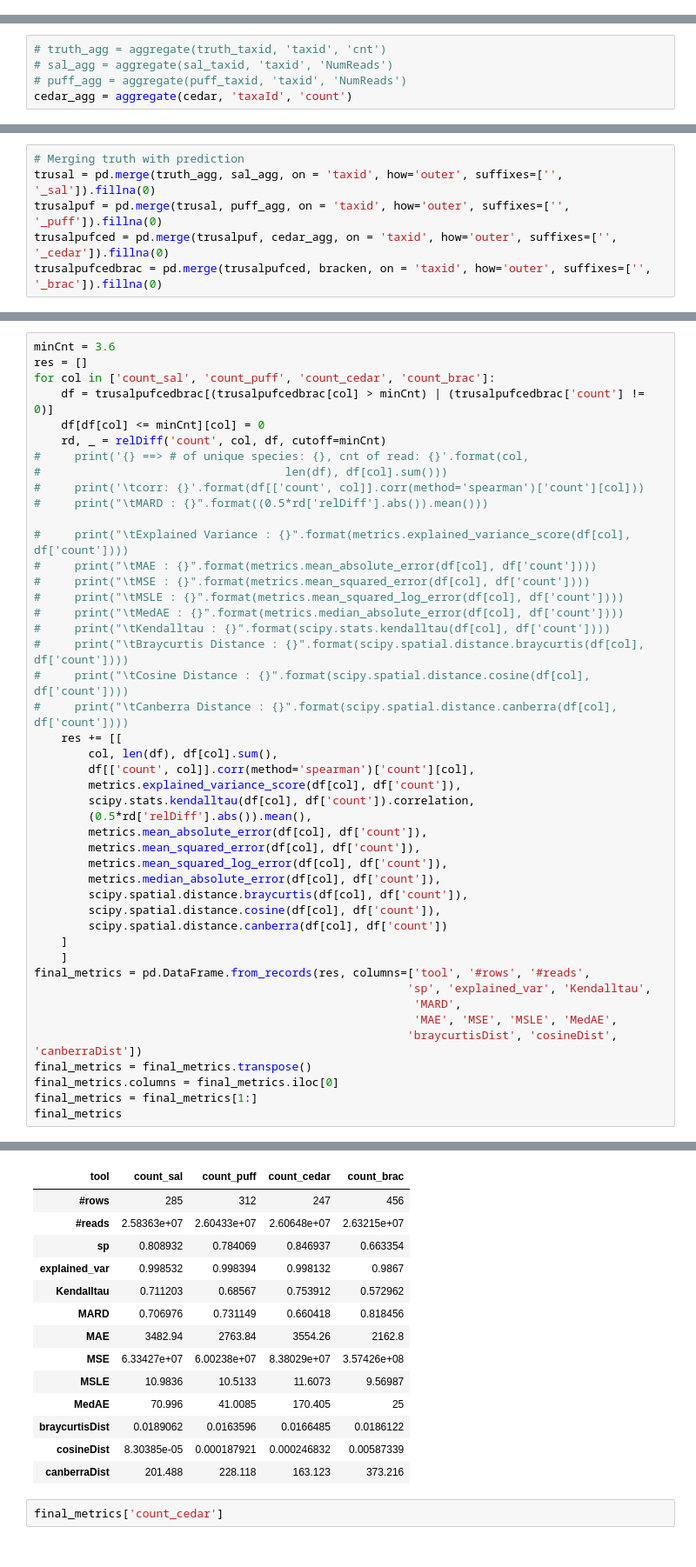
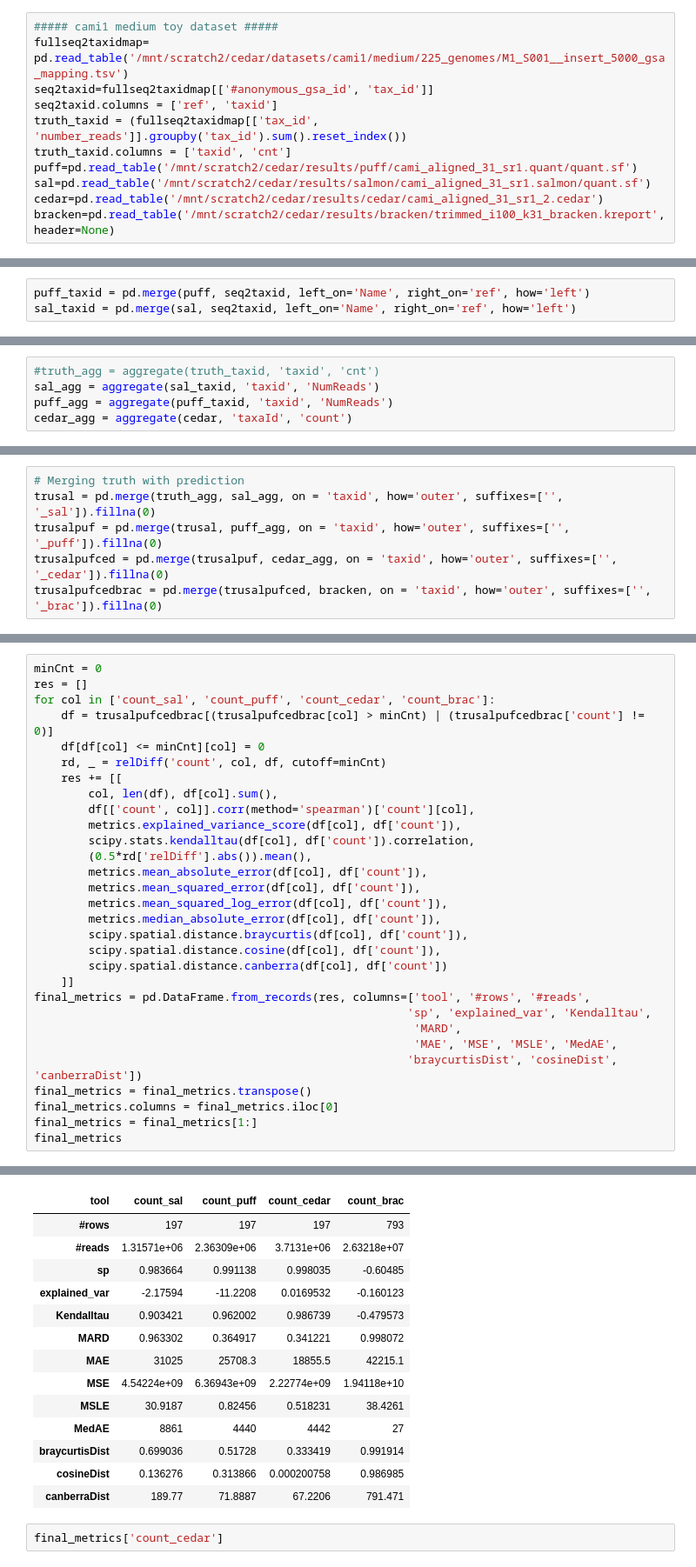
Before and after one commit to fataltes/quickNBs, a Jupyter notebook: cedar-ISMB.ipynb, the cells around one changed output, grey strips where cells are left out. Shown at 87% size. Drawn from its saved outputs; the diff is of its cells as text.

Commit message:
Added CAMI medium analyses

```diff
--- a/cedar-ISMB.ipynb
+++ b/cedar-ISMB.ipynb
@@ -87 +96,12 @@ cedar=pd.read_table('/mnt/scratch2/cedar/results/cedar/aligned_trimmed_i100_31_s
+# %%
+##### cami1 medium toy dataset #####
+fullseq2taxidmap= pd.read_table('/mnt/scratch2/cedar/datasets/cami1/medium/225_genomes/M1_S001__insert_5000_gsa_mapping.tsv')
+seq2taxid=fullseq2taxidmap[['#anonymous_gsa_id', 'tax_id']]
+seq2taxid.columns = ['ref', 'taxid']
+truth_taxid = (fullseq2taxidmap[['tax_id', 'number_reads']].groupby('tax_id').sum().reset_index())
+truth_taxid.columns = ['taxid', 'cnt']
+puff=pd.read_table('/mnt/scratch2/cedar/results/puff/cami_aligned_31_sr1.quant/quant.sf')
+sal=pd.read_table('/mnt/scratch2/cedar/results/salmon/cami_aligned_31_sr1.salmon/quant.sf')
+cedar=pd.read_table('/mnt/scratch2/cedar/results/cedar/cami_aligned_31_sr1_2.cedar')
+bracken=pd.read_table('/mnt/scratch2/cedar/results/bracken/trimmed_i100_k31_bracken.kreport', header=None)
 # %%
@@ -89,4 +108,7 @@ bracken=pd.read_table('/mnt/scratch2/cedar/results/bracken/trimmed_i100_k31_brac
 bracken.columns = ['percentage', 'count', 'distinctCount', 'level', 'taxid', 'taxname']
 bracken = bracken[bracken['level'] == 'S'][['taxid', 'taxname', 'count']]
 bracken['taxname'] = bracken['taxname'].str.strip()
+# %%
+puff_taxid = pd.merge(puff, seq2taxid, left_on='Name', right_on='ref', how='left')
+sal_taxid = pd.merge(sal, seq2taxid, left_on='Name', right_on='ref', how='left')
 # %%
@@ -106,6 +126,6 @@ sal_taxid = pd.merge(sal, seq2taxid, left_on='Name', right_on='ref', how='left')
 # %%
-# truth_agg = aggregate(truth_taxid, 'taxid', 'cnt')
-# sal_agg = aggregate(sal_taxid, 'taxid', 'NumReads')
-# puff_agg = aggregate(puff_taxid, 'taxid', 'NumReads')
+#truth_agg = aggregate(truth_taxid, 'taxid', 'cnt')
+sal_agg = aggregate(sal_taxid, 'taxid', 'NumReads')
+puff_agg = aggregate(puff_taxid, 'taxid', 'NumReads')
 cedar_agg = aggregate(cedar, 'taxaId', 'count')
 # %% [output]
@@ -126,26 +151,12 @@ count_cedar    26064837
 count_brac     26321839
 dtype: uint64
 # %%
-minCnt = 3.6
+minCnt = 0
 res = []
 for col in ['count_sal', 'count_puff', 'count_cedar', 'count_brac']:
     df = trusalpufcedbrac[(trusalpufcedbrac[col] > minCnt) | (trusalpufcedbrac['count'] != 0)]
     df[df[col] <= minCnt][col] = 0
     rd, _ = relDiff('count', col, df, cutoff=minCnt)
-#     print('{} ==> # of unique species: {}, cnt of read: {}'.format(col,
-#                                    len(df), df[col].sum()))
-#     print('\tcorr: {}'.format(df[['count', col]].corr(method='spearman')['count'][col]))
-#     print("\tMARD : {}".format((0.5*rd['relDiff'].abs()).mean()))
-
-#     print("\tExplained Variance : {}".format(metrics.explained_variance_score(df[col], df['count'])))
-#     print("\tMAE : {}".format(metrics.mean_absolute_error(df[col], df['count'])))
-#     print("\tMSE : {}".format(metrics.mean_squared_error(df[col], df['count'])))
-#     print("\tMSLE : {}".format(metrics.mean_squared_log_error(df[col], df['count'])))
-#     print("\tMedAE : {}".format(metrics.median_absolute_error(df[col], df['count'])))
-#     print("\tKendalltau : {}".format(scipy.stats.kendalltau(df[col], df['count'])))
-#     print("\tBraycurtis Distance : {}".format(scipy.spatial.distance.braycurtis(df[col], df['count'])))
-#     print("\tCosine Distance : {}".format(scipy.spatial.distance.cosine(df[col], df['count'])))
-#     print("\tCanberra Distance : {}".format(scipy.spatial.distance.canberra(df[col], df['count'])))
     res += [[
         col, len(df), df[col].sum(),
         df[['count', col]].corr(method='spearman')['count'][col],
@@ -159,8 +170,7 @@ for col in ['count_sal', 'count_puff', 'count_cedar', 'count_brac']:
         scipy.spatial.distance.braycurtis(df[col], df['count']),
         scipy.spatial.distance.cosine(df[col], df['count']),
         scipy.spatial.distance.canberra(df[col], df['count'])
-    ]
-    ]
+    ]]
 final_metrics = pd.DataFrame.from_records(res, columns=['tool', '#rows', '#reads',
                                                        'sp', 'explained_var', 'Kendalltau',
                                                         'MARD',
@@ -179,17 +194,17 @@ See the caveats in the documentation: http://pandas.pydata.org/pandas-docs/stabl
 | tool | count_sal | count_puff | count_cedar | count_brac |
-| #rows | 285 | 312 | 247 | 456 |
-| #reads | 2.58363e+07 | 2.60433e+07 | 2.60648e+07 | 2.63215e+07 |
-| sp | 0.808932 | 0.784069 | 0.846937 | 0.663354 |
-| explained_var | 0.998532 | 0.998394 | 0.998132 | 0.9867 |
-| Kendalltau | 0.711203 | 0.68567 | 0.753912 | 0.572962 |
-| MARD | 0.706976 | 0.731149 | 0.660418 | 0.818456 |
-| MAE | 3482.94 | 2763.84 | 3554.26 | 2162.8 |
-| MSE | 6.33427e+07 | 6.00238e+07 | 8.38029e+07 | 3.57426e+08 |
-| MSLE | 10.9836 | 10.5133 | 11.6073 | 9.56987 |
-| MedAE | 70.996 | 41.0085 | 170.405 | 25 |
-| braycurtisDist | 0.0189062 | 0.0163596 | 0.0166485 | 0.0186122 |
-| cosineDist | 8.30385e-05 | 0.000187921 | 0.000246832 | 0.00587339 |
-| canberraDist | 201.488 | 228.118 | 163.123 | 373.216 |
+| #rows | 197 | 197 | 197 | 793 |
+| #reads | 1.31571e+06 | 2.36309e+06 | 3.7131e+06 | 2.63218e+07 |
+| sp | 0.983664 | 0.991138 | 0.998035 | -0.60485 |
+| explained_var | -2.17594 | -11.2208 | 0.0169532 | -0.160123 |
+| Kendalltau | 0.903421 | 0.962002 | 0.986739 | -0.479573 |
+| MARD | 0.963302 | 0.364917 | 0.341221 | 0.998072 |
+| MAE | 31025 | 25708.3 | 18855.5 | 42215.1 |
+| MSE | 4.54224e+09 | 6.36943e+09 | 2.22774e+09 | 1.94118e+10 |
+| MSLE | 30.9187 | 0.82456 | 0.518231 | 38.4261 |
+| MedAE | 8861 | 4440 | 4442 | 27 |
+| braycurtisDist | 0.699036 | 0.51728 | 0.333419 | 0.991914 |
+| cosineDist | 0.136276 | 0.313866 | 0.000200758 | 0.986985 |
+| canberraDist | 189.77 | 71.8887 | 67.2206 | 791.471 |
 # %%
 final_metrics['count_cedar']
 # %% [output]
```
Also changed, not shown: parts of 8 cells of this notebook.
